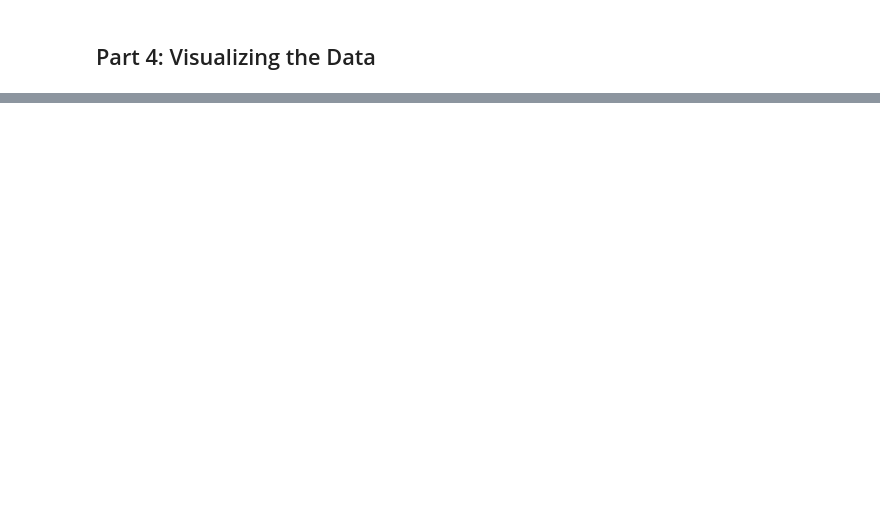
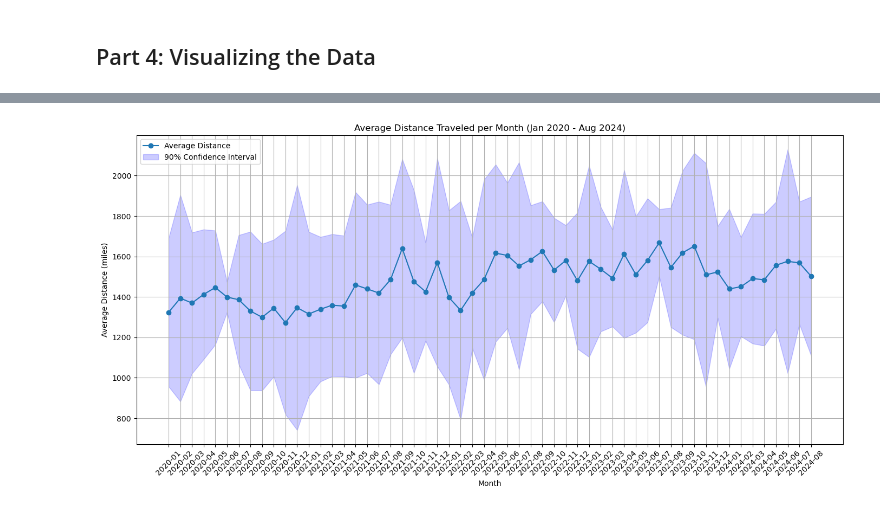
Before and after one commit to rosyzhj/4501-final-project, a Jupyter notebook: Project Scaffolding.ipynb, the cells around one changed output, grey strips where cells are left out. Saved outputs shown, nothing was run; the diff lists cells and outputs as text; code cells hidden in the pictures; blank space fills up the shorter version.

Commit message:
Update file
Add some markdown
Finish all queries and visualization 246

```diff
--- a/Project Scaffolding.ipynb
+++ b/Project Scaffolding.ipynb
@@ -58,8 +61,6 @@ except Exception as e:
         pass
     else:
         raise
-# %%
-plt.style.use("seaborn-v0_8-muted")
 # %% [markdown]
 ## Part 1: Data Preprocessing
 # %% [markdown]
@@ -1456,0 +1218,44 @@ plot_tip_comparison(taxi_tip_df, uber_tip_df)
+# %%
+def plot_average_distance():
+    # Query to get the distance data for taxis and Ubers
+    query = """
+    SELECT strftime('%Y-%m', tpep_pickup_datetime) AS month, SUM(trip_distance) AS total_distance
+    FROM taxi_trips
+    WHERE tpep_pickup_datetime BETWEEN '2020-01-01' AND '2024-08-31'
+    GROUP BY month
+    UNION ALL
+    SELECT strftime('%Y-%m', pickup_datetime) AS month, SUM(trip_miles) AS total_distance
+    FROM uber_trips
+    WHERE pickup_datetime BETWEEN '2020-01-01' AND '2024-08-31'
+    GROUP BY month;
+    """
+
+    # Load data into a DataFrame
+    df = pd.read_sql(query, engine)
+
+    # Calculate average distance per month
+    monthly_data = df.groupby('month')['total_distance'].agg(['mean', 'count', 'std']).reset_index()
+    monthly_data['confidence_interval'] = 1.645 * (monthly_data['std'] / np.sqrt(monthly_data['count']))
+    monthly_data['ci_lower'] = monthly_data['mean'] - monthly_data['confidence_interval']
+    monthly_data['ci_upper'] = monthly_data['mean'] + monthly_data['confidence_interval']
+
+    # Plotting
+    plt.figure(figsize=(14, 7))
+    plt.plot(monthly_data['month'], monthly_data['mean'], marker='o', label='Average Distance')
+    plt.fill_between(monthly_data['month'],
+                     monthly_data['ci_lower'],
+                     monthly_data['ci_upper'],
+                     color='b', alpha=0.2, label='90% Confidence Interval')
+
+    plt.title('Average Distance Traveled per Month (Jan 2020 - Aug 2024)')
+    plt.xlabel('Month')
+    plt.ylabel('Average Distance (miles)')
+    plt.xticks(rotation=45)
+    plt.legend()
+    plt.grid()
+    plt.tight_layout()
+    plt.show()
+# %%
+plot_average_distance()
+# %% [output]
+[figure, added]
```
Also changed, not shown: parts of 82 cells of this notebook.
